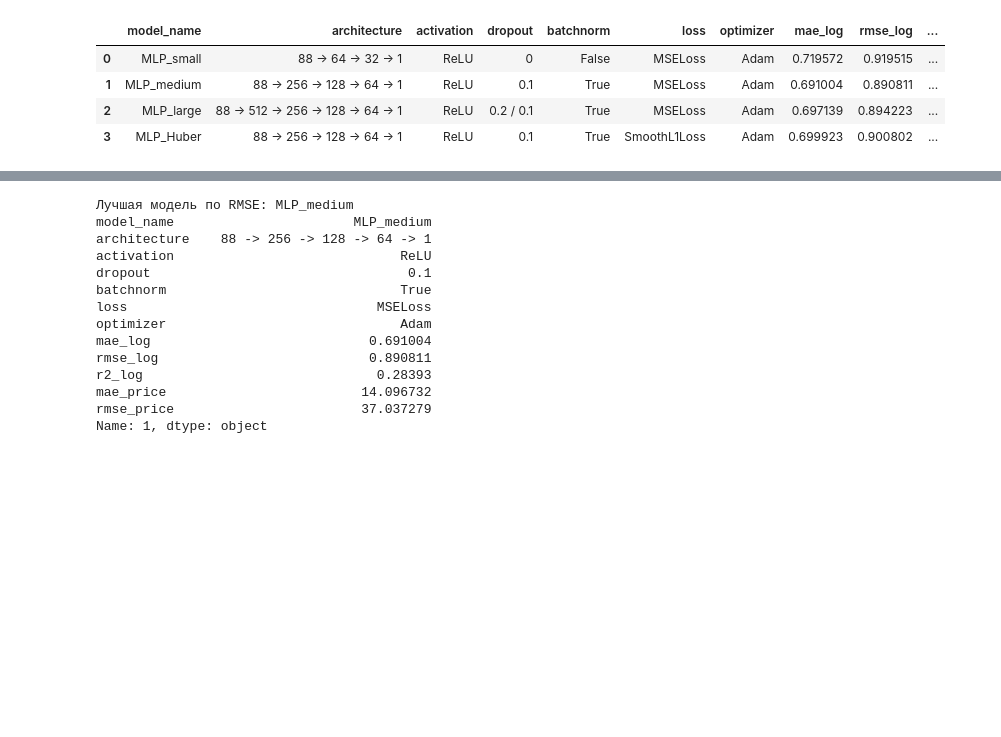
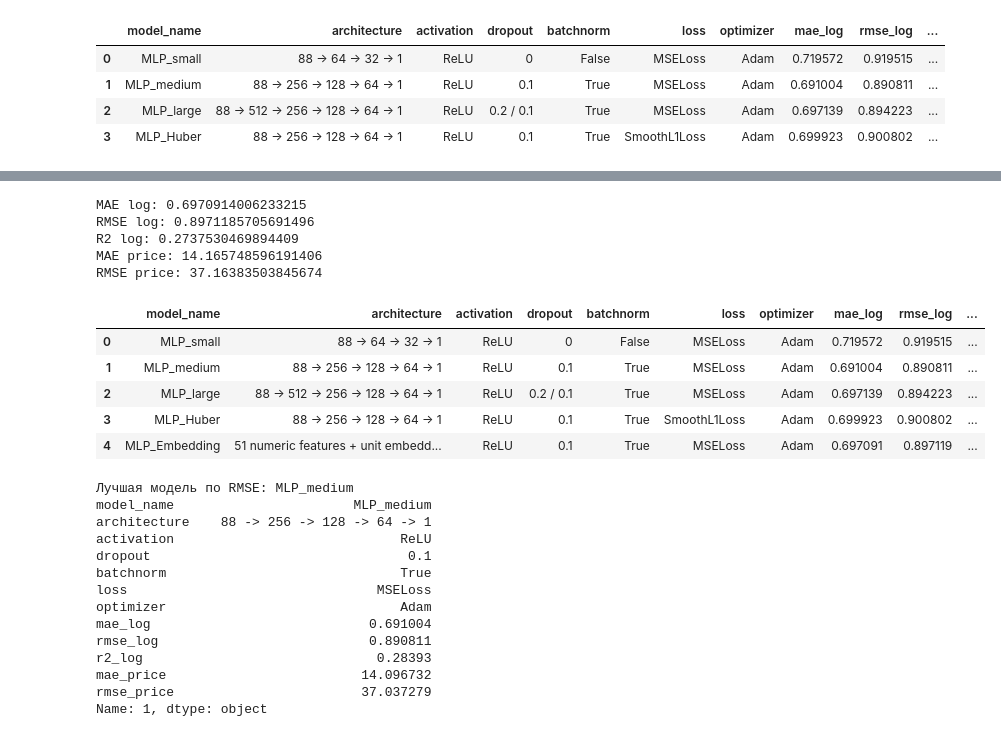
Before and after one commit to Dezurn/Deep-Learning, a Jupyter notebook: notebooks/MLP.ipynb, the cells around one changed output, grey strips where cells are left out. Drawn from its saved outputs; the diff is of its cells as text; code cells hidden in the pictures; blank space fills up the shorter version.

```diff
--- a/notebooks/MLP.ipynb
+++ b/notebooks/MLP.ipynb
@@ -771,3 +966,50 @@ results_df
+# %%
+mae_log_embedding = mean_absolute_error(valid_targets_embedding, valid_preds_embedding)
+rmse_log_embedding = mean_squared_error(valid_targets_embedding, valid_preds_embedding) ** 0.5
+r2_log_embedding = r2_score(valid_targets_embedding, valid_preds_embedding)
+
+valid_price_true_embedding = np.exp(valid_targets_embedding)
+valid_price_pred_embedding = np.exp(valid_preds_embedding)
+
+mae_price_embedding = mean_absolute_error(valid_price_true_embedding, valid_price_pred_embedding)
+rmse_price_embedding = mean_squared_error(valid_price_true_embedding, valid_price_pred_embedding) ** 0.5
+
+print("MAE log:", mae_log_embedding)
+print("RMSE log:", rmse_log_embedding)
+print("R2 log:", r2_log_embedding)
+print("MAE price:", mae_price_embedding)
+print("RMSE price:", rmse_price_embedding)
+# %% [output]
+MAE log: 0.6970914006233215
+RMSE log: 0.8971185705691496
+R2 log: 0.2737530469894409
+MAE price: 14.165748596191406
+RMSE price: 37.16383503845674
+# %%
+results.append({
+    "model_name": "MLP_Embedding",
+    "architecture": f"{numeric_input_dim} numeric features + unit embedding({embedding_dim}) -> 256 -> 128 -> 64 -> 1",
+    "activation": "ReLU",
+    "dropout": 0.1,
+    "batchnorm": True,
+    "loss": "MSELoss",
+    "optimizer": "Adam",
+    "mae_log": mae_log_embedding,
+    "rmse_log": rmse_log_embedding,
+    "r2_log": r2_log_embedding,
+    "mae_price": mae_price_embedding,
+    "rmse_price": rmse_price_embedding
+})
+
+results_df = pd.DataFrame(results)
+results_df
+# %% [output]
+|  | model_name | architecture | activation | dropout | batchnorm | loss | optimizer | mae_log | rmse_log | ... |
+| 0 | MLP_small | 88 -> 64 -> 32 -> 1 | ReLU | 0 | False | MSELoss | Adam | 0.719572 | 0.919515 | ... |
+| 1 | MLP_medium | 88 -> 256 -> 128 -> 64 -> 1 | ReLU | 0.1 | True | MSELoss | Adam | 0.691004 | 0.890811 | ... |
+| 2 | MLP_large | 88 -> 512 -> 256 -> 128 -> 64 -> 1 | ReLU | 0.2 / 0.1 | True | MSELoss | Adam | 0.697139 | 0.894223 | ... |
+| 3 | MLP_Huber | 88 -> 256 -> 128 -> 64 -> 1 | ReLU | 0.1 | True | SmoothL1Loss | Adam | 0.699923 | 0.900802 | ... |
+| 4 | MLP_Embedding | 51 numeric features + unit embedd... | ReLU | 0.1 | True | MSELoss | Adam | 0.697091 | 0.897119 | ... |
 # %%
 results_df.to_csv("models/mlp/mlp_results.csv", index=False)
 # %%
```
Also changed, not shown: parts of 27 cells of this notebook, 8 other files.
